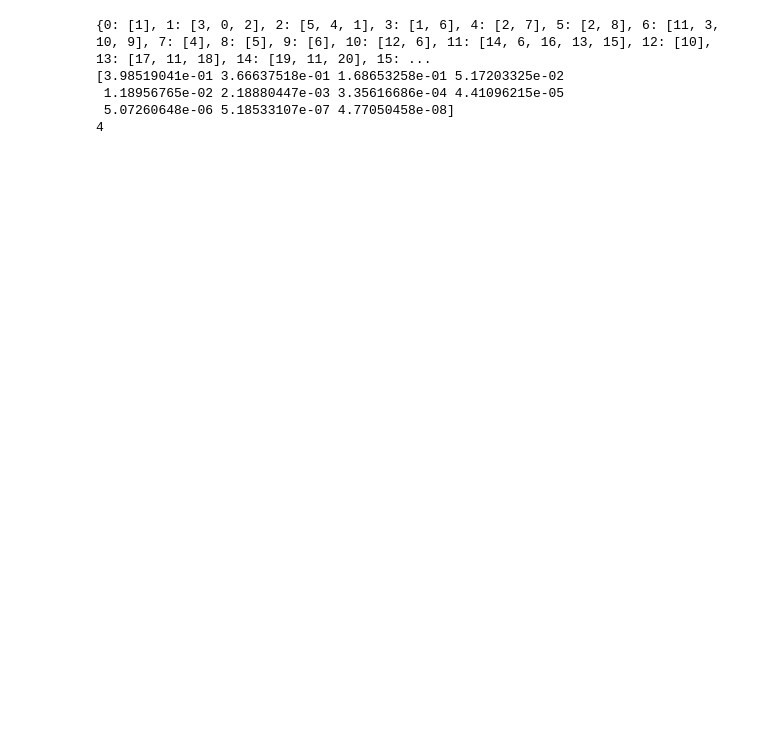
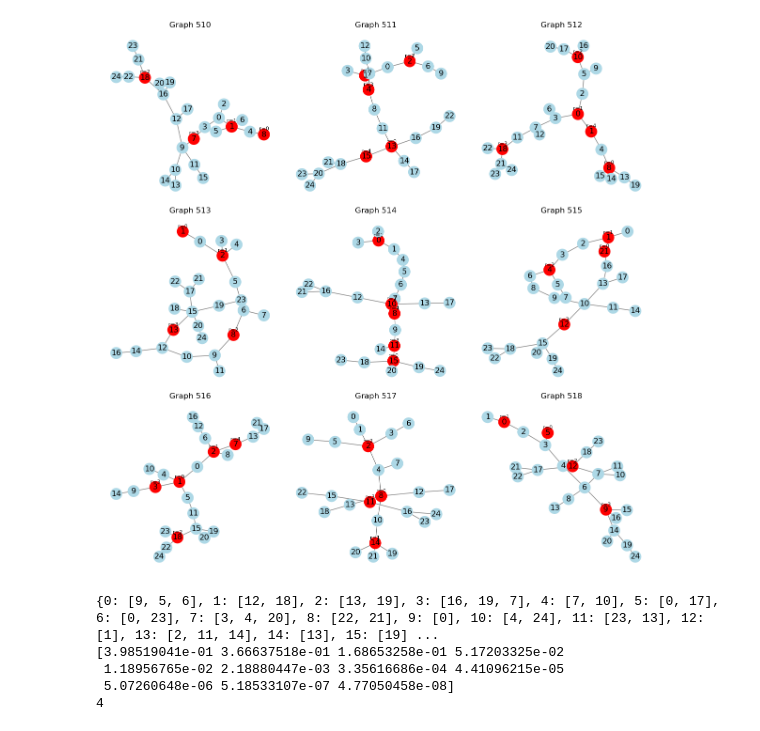
Before and after one commit to emeric-payer/burning-problem, a Jupyter notebook: burningML.ipynb, the cells around one changed output. Drawn from its saved outputs; the diff is of its cells as text; code cells hidden in the pictures; blank space fills up the shorter version.

```diff
--- a/burningML.ipynb
+++ b/burningML.ipynb
@@ -188,6 +195,56 @@ def plot_tree(edges):
     draw_tree(ax, edges, pos)
 
     plt.show()
+# %%
+instances = 510
+with open('data_3000.pkl', 'rb') as file:
+    X, y = pickle.load(file)
+
+edges = [graph_edges(X[i]) for i in range(instances, instances+9)]
+trees = [nx.Graph(edge) for edge in edges]
+
+plt.figure(figsize=(12, 12))
+
+for i in range(9):
+    plt.subplot(3, 3, i + 1)
+    G = trees[i]
+    pos = nx.spring_layout(G, seed=42)
+
+    # Get ball centers and radii
+    ball_info = y[instances + i]  # set of (node, radius)
+
+    # Compute all nodes covered by any ball
+    covered_nodes = set()
+    for center, radius in ball_info:
+        reachable = nx.single_source_shortest_path_length(G, center, cutoff=radius)
+        covered_nodes.update(reachable.keys())
+
+    # Build color map:
+    node_colors = []
+    for node in G.nodes:
+        if node in dict(ball_info):  # Ball center
+            node_colors.append('red')
+        elif node in covered_nodes:
+            node_colors.append('lightblue')
+        else:
+            node_colors.append('grey')
+
+    # Draw nodes and edges
+    nx.draw(G, pos, with_labels=True, node_color=node_colors, edge_color='gray')
+
+    # Annotate ball centers with radius
+    for center, radius in ball_info:
+        x, y_pos = pos[center]
+        plt.text(x, y_pos + 0.05, f"r={radius}", fontsize=8, ha='center', color='black')
+
+    plt.title(f"Graph {instances + i}")
+    plt.axis('off')
+
+plt.tight_layout()
+plt.show()
+counts = [X.count(X[i]) for i in range(len(X))]
+# %% [output]
+[figure, added]
 # %%
 # Execute the final cell to reproduce the error
 n = 25
@@ -195,22 +252,22 @@ bn = ceil(sqrt(n))
 Trees = X
 print(Trees[-1])
 labels = y
-data_size = 1000
+data_size = 2000
 
 lambda_ = 0.92
 k_values = np.arange(0, 11)
 zeta = poisson.pmf(k_values, mu=lambda_)
 print(zeta)
 print(bn-1)
-while len(Trees)<1000:
-    nodes, edges = generate_GW(zeta, n)
-    tree = to_adjacency(nodes,edges)
-    if nodes == n and all(tree[x] != [] for x in range(n)):
-        covering,best_bn = compute_covering_brute(tree)
-        Trees.append(tree)
-        labels.append(covering)
+while len(Trees)<data_size:
+    tree = to_adjacency(n,generate_uniform_tree(n).edges())
+    covering,best_bn = compute_covering_brute(tree)
+    Trees.append(tree)
+    labels.append(covering)
+X = Trees
+y = labels
 # %% [output]
-{0: [1], 1: [3, 0, 2], 2: [5, 4, 1], 3: [1, 6], 4: [2, 7], 5: [2, 8], 6: [11, 3, 10, 9], 7: [4], 8: [5], 9: [6], 10: [12, 6], 11: [14, 6, 16, 13, 15], 12: [10], 13: [17, 11, 18], 14: [19, 11, 20], 15: ...
+{0: [9, 5, 6], 1: [12, 18], 2: [13, 19], 3: [16, 19, 7], 4: [7, 10], 5: [0, 17], 6: [0, 23], 7: [3, 4, 20], 8: [22, 21], 9: [0], 10: [4, 24], 11: [23, 13], 12: [1], 13: [2, 11, 14], 14: [13], 15: [19] ...
 [3.98519041e-01 3.66637518e-01 1.68653258e-01 5.17203325e-02
  1.18956765e-02 2.18880447e-03 3.35616686e-04 4.41096215e-05
  5.07260648e-06 5.18533107e-07 4.77050458e-08]
```
Also changed, not shown: parts of 4 cells of this notebook.
